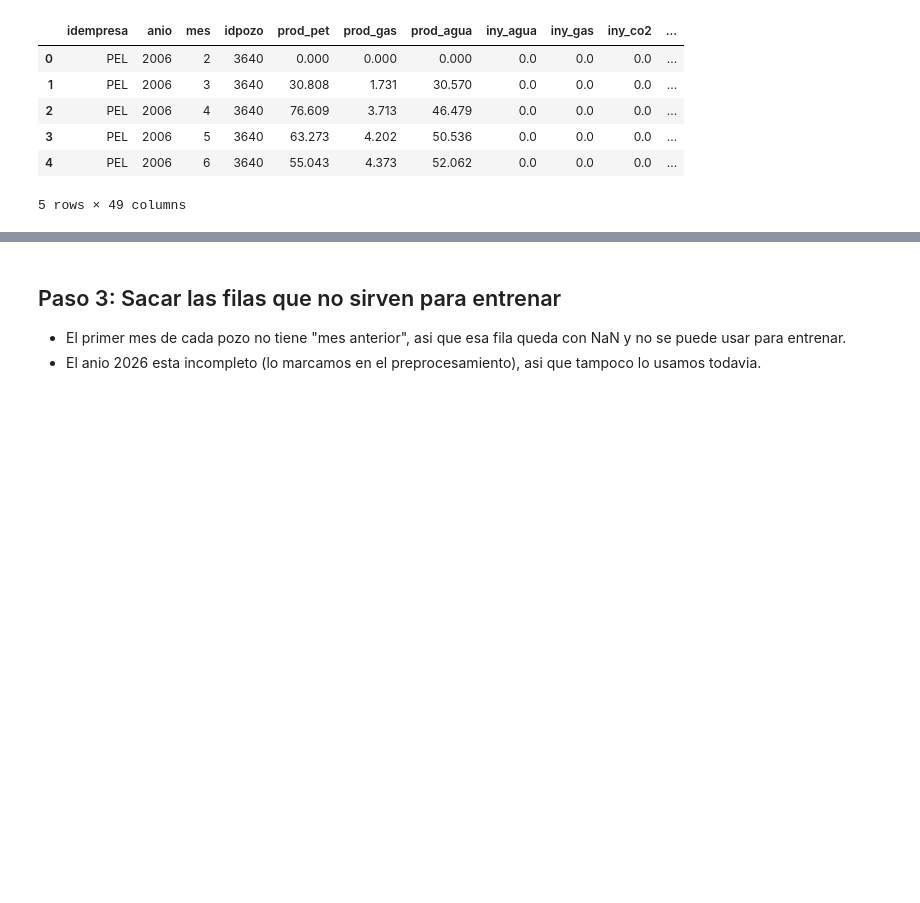
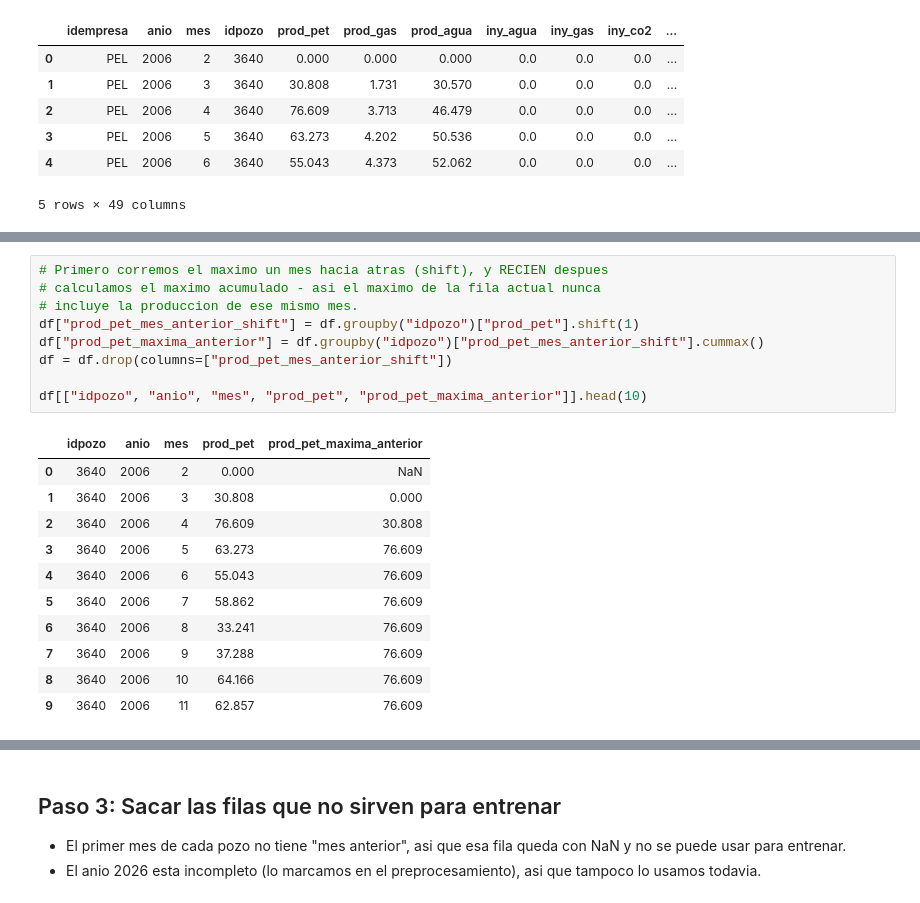
Before and after one commit to cristian-aguilera-ing/proyecto-ds-ypf, a Jupyter notebook: notebooks/03_modelado_supervisado.ipynb, the cells around one changed output, grey strips where cells are left out. Saved outputs shown, nothing was run; the diff lists cells and outputs as text; blank space fills up the shorter version.

```diff
--- a/notebooks/03_modelado_supervisado.ipynb
+++ b/notebooks/03_modelado_supervisado.ipynb
@@ -54,3 +96,24 @@ df.head()
+# %%
+# Primero corremos el maximo un mes hacia atras (shift), y RECIEN despues
+# calculamos el maximo acumulado - asi el maximo de la fila actual nunca
+# incluye la produccion de ese mismo mes.
+df["prod_pet_mes_anterior_shift"] = df.groupby("idpozo")["prod_pet"].shift(1)
+df["prod_pet_maxima_anterior"] = df.groupby("idpozo")["prod_pet_mes_anterior_shift"].cummax()
+df = df.drop(columns=["prod_pet_mes_anterior_shift"])
+
+df[["idpozo", "anio", "mes", "prod_pet", "prod_pet_maxima_anterior"]].head(10)
+# %% [output]
+|  | idpozo | anio | mes | prod_pet | prod_pet_maxima_anterior |
+| 0 | 3640 | 2006 | 2 | 0.000 | NaN |
+| 1 | 3640 | 2006 | 3 | 30.808 | 0.000 |
+| 2 | 3640 | 2006 | 4 | 76.609 | 30.808 |
+| 3 | 3640 | 2006 | 5 | 63.273 | 76.609 |
+| 4 | 3640 | 2006 | 6 | 55.043 | 76.609 |
+| 5 | 3640 | 2006 | 7 | 58.862 | 76.609 |
+| 6 | 3640 | 2006 | 8 | 33.241 | 76.609 |
+| 7 | 3640 | 2006 | 9 | 37.288 | 76.609 |
+| 8 | 3640 | 2006 | 10 | 64.166 | 76.609 |
+| 9 | 3640 | 2006 | 11 | 62.857 | 76.609 |
 # %% [markdown]
 ## Paso 2: Elegir las columnas que va a usar el modelo
 
```
Also changed, not shown: parts of 19 cells of this notebook, 5 other files.
